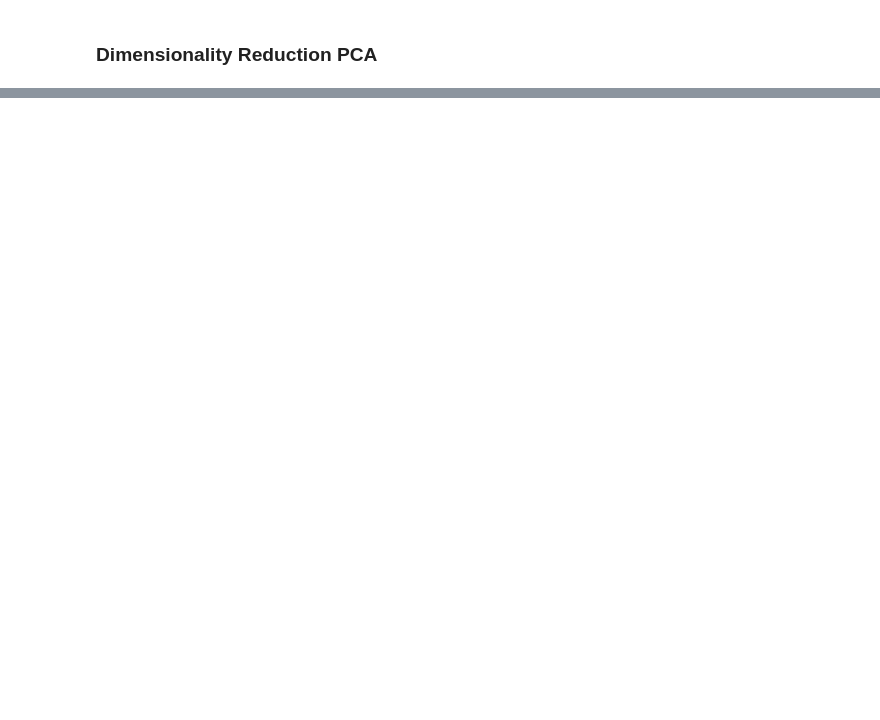
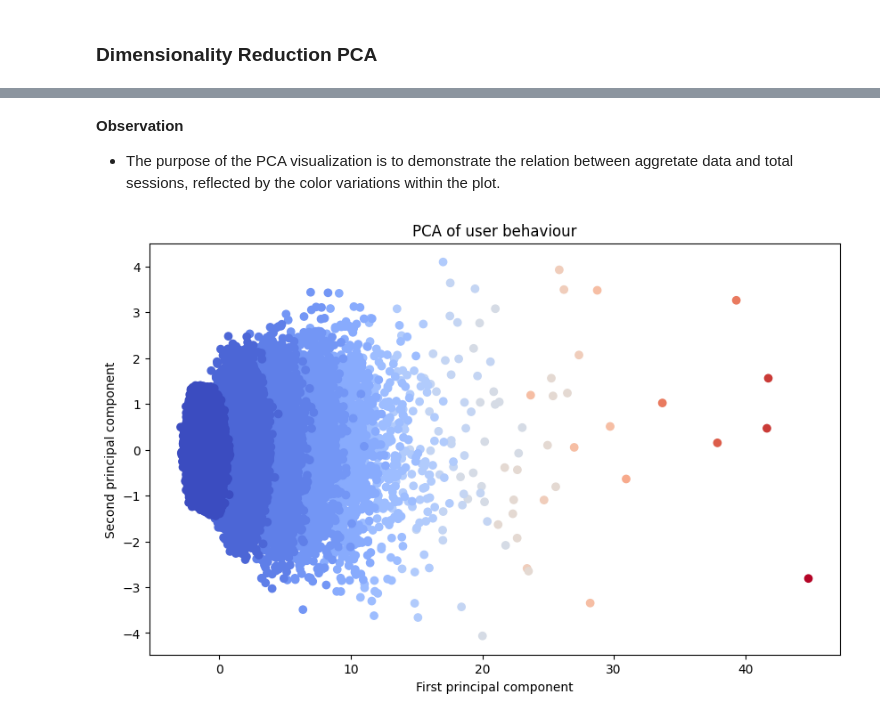
Before and after one commit to Yosef-ft/Business_Analysis, a Jupyter notebook: notebooks/Overview_Analysis.ipynb, the cells around one changed output, grey strips where cells are left out. Saved outputs shown, nothing was run; the diff lists cells and outputs as text; code cells hidden in the pictures; blank space fills up the shorter version.

```diff
--- a/notebooks/Overview_Analysis.ipynb
+++ b/notebooks/Overview_Analysis.ipynb
@@ -722,0 +481,7 @@ Text(0, 0.5, 'Second principal component')
+# %% [markdown]
+**Observation**
+- The purpose of the PCA visualization is to demonstrate the relation between aggretate data and total sessions, reflected by the color variations within the plot.
+# %%
+data_utils.pca_analyzer(user_behaviour, total=False)
+# %% [output]
+[figure, added]
```
Also changed, not shown: parts of 36 cells of this notebook.
